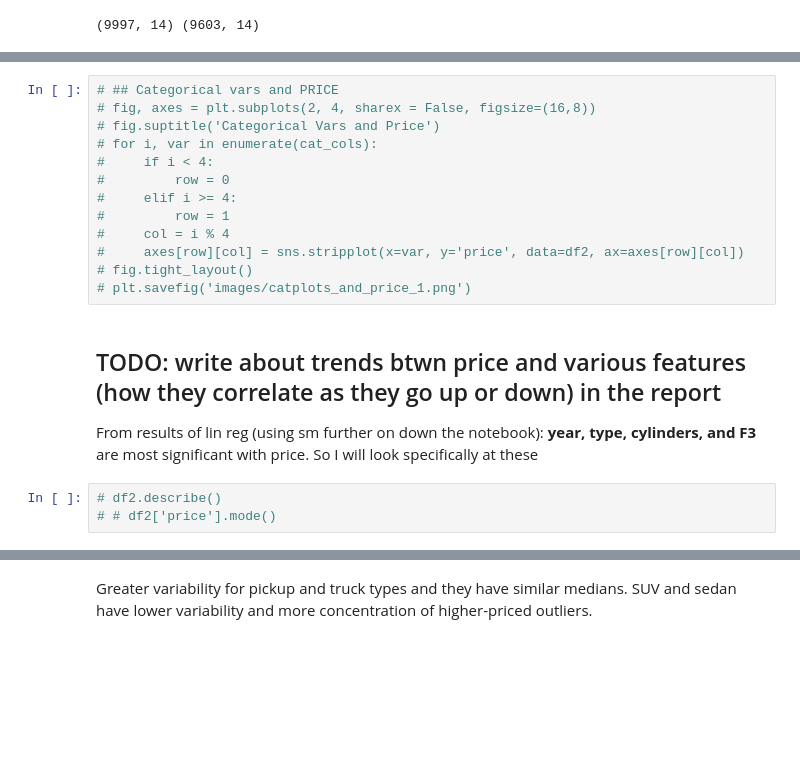
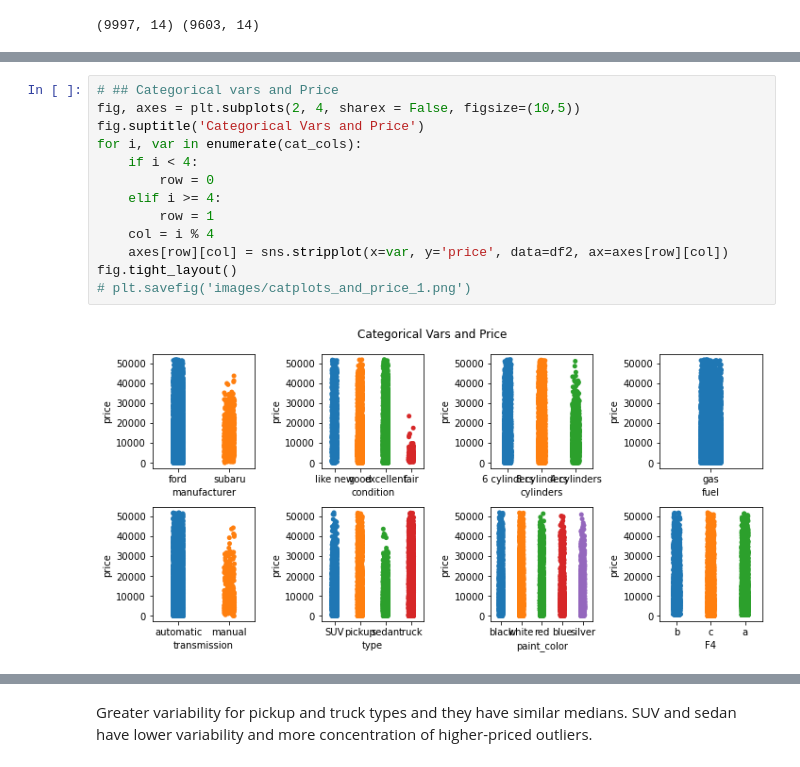
Before and after one commit to EricaXia/spr_2021, a Jupyter notebook: dsci552/problem_sets/ps_1.ipynb, the cells around one changed output, grey strips where cells are left out. Cells and saved outputs as stored; diff of their text form; blank space fills up the shorter version.

```diff
--- a/dsci552/problem_sets/ps_1.ipynb
+++ b/dsci552/problem_sets/ps_1.ipynb
@@ -128,20 +105,16 @@ print(df.shape, df2.shape)
 # %%
-# ## Categorical vars and PRICE
-# fig, axes = plt.subplots(2, 4, sharex = False, figsize=(16,8))
-# fig.suptitle('Categorical Vars and Price')
-# for i, var in enumerate(cat_cols):
-#     if i < 4:
-#         row = 0
-#     elif i >= 4:
-#         row = 1
-#     col = i % 4
-#     axes[row][col] = sns.stripplot(x=var, y='price', data=df2, ax=axes[row][col])
-# fig.tight_layout()
+# ## Categorical vars and Price
+fig, axes = plt.subplots(2, 4, sharex = False, figsize=(10,5))
+fig.suptitle('Categorical Vars and Price')
+for i, var in enumerate(cat_cols):
+    if i < 4:
+        row = 0
+    elif i >= 4:
+        row = 1
+    col = i % 4
+    axes[row][col] = sns.stripplot(x=var, y='price', data=df2, ax=axes[row][col])
+fig.tight_layout()
 # plt.savefig('images/catplots_and_price_1.png')
+# %% [output]
+[figure, added]
-# %% [markdown]
-## TODO: write about trends btwn price and various features (how they correlate as they go up or down) in the report
-From results of lin reg (using sm further on down the notebook): **year, type, cylinders, and F3** are most significant with price. So I will look specifically at these
-# %%
-# df2.describe()
-# # df2['price'].mode()
 # %%
```
Also changed, not shown: parts of 40 cells of this notebook, 6 other files.
